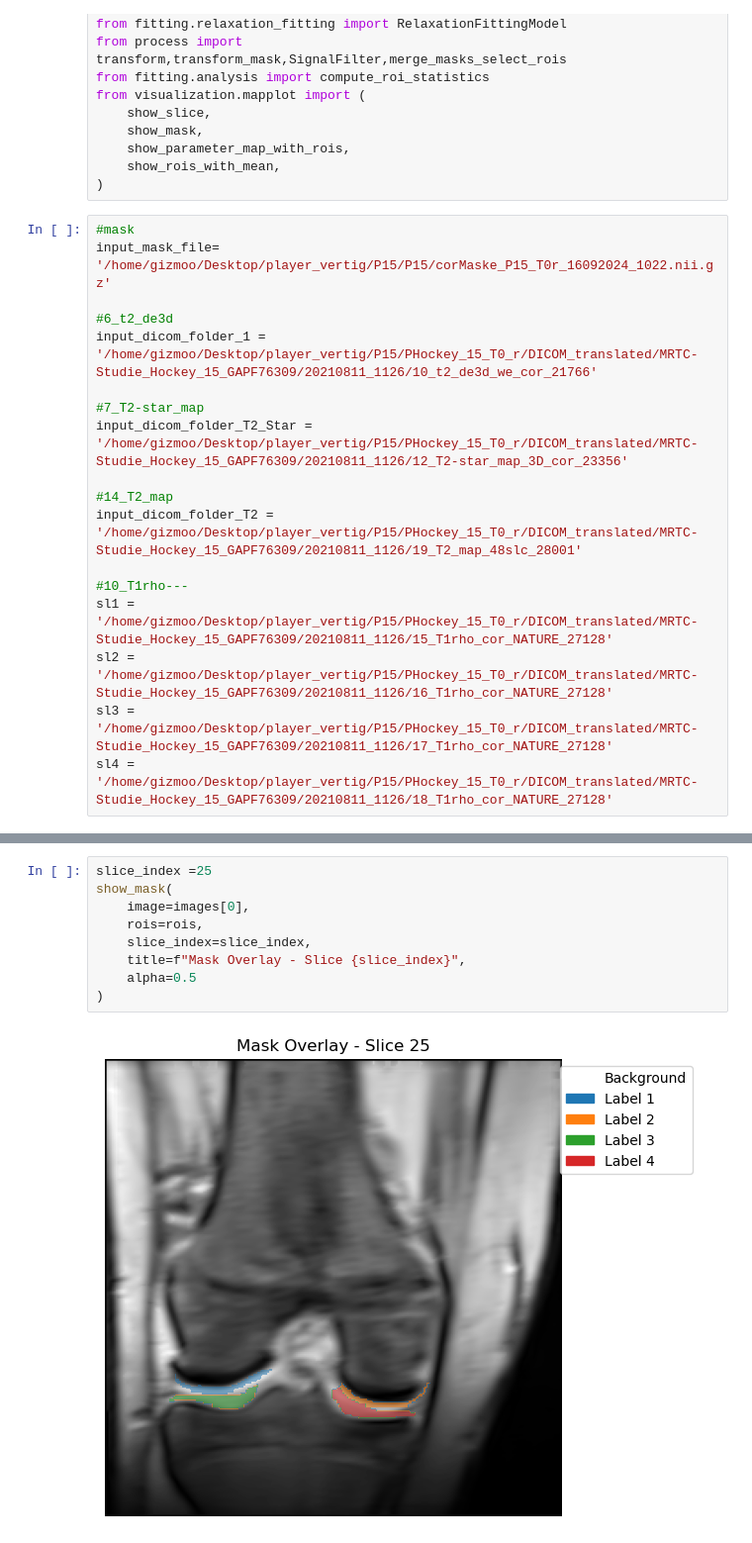
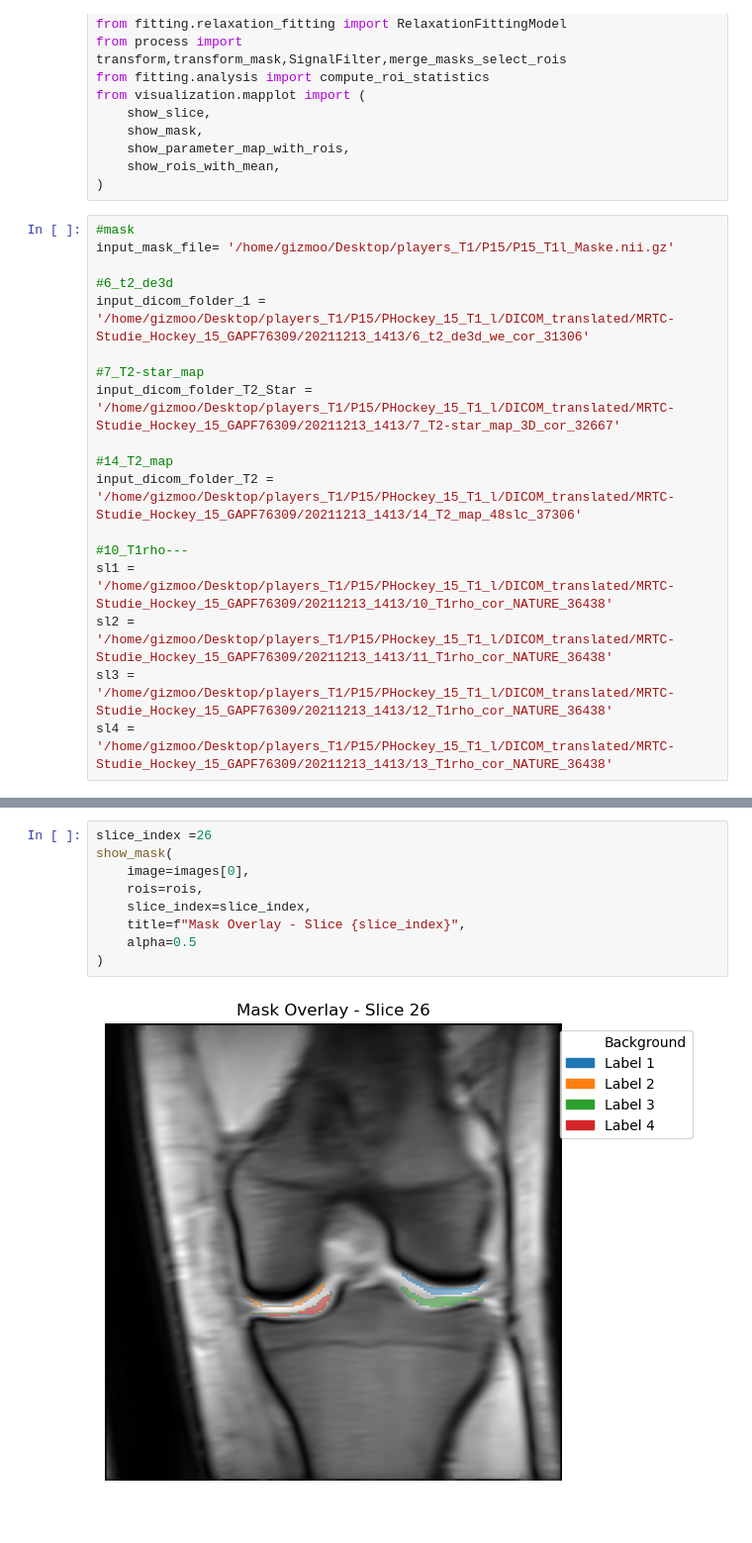
Before and after one commit to Mesonn/MRI_bib, a Jupyter notebook: Trans_Test.ipynb, the cells around one changed output, grey strips where cells are left out. Shown at 99% size. Saved outputs shown, nothing was run; the diff lists cells and outputs as text.

```diff
--- a/Trans_Test.ipynb
+++ b/Trans_Test.ipynb
@@ -16,22 +16,22 @@ from visualization.mapplot import (
 )
 # %%
 #mask
-input_mask_file= '/home/gizmoo/Desktop/player_vertig/P15/P15/corMaske_P15_T0r_16092024_1022.nii.gz'
+input_mask_file= '/home/gizmoo/Desktop/players_T1/P15/P15_T1l_Maske.nii.gz'
 
 #6_t2_de3d
-input_dicom_folder_1 = '/home/gizmoo/Desktop/player_vertig/P15/PHockey_15_T0_r/DICOM_translated/MRTC-Studie_Hockey_15_GAPF76309/20210811_1126/10_t2_de3d_we_cor_21766'
+input_dicom_folder_1 = '/home/gizmoo/Desktop/players_T1/P15/PHockey_15_T1_l/DICOM_translated/MRTC-Studie_Hockey_15_GAPF76309/20211213_1413/6_t2_de3d_we_cor_31306'
 
 #7_T2-star_map
-input_dicom_folder_T2_Star = '/home/gizmoo/Desktop/player_vertig/P15/PHockey_15_T0_r/DICOM_translated/MRTC-Studie_Hockey_15_GAPF76309/20210811_1126/12_T2-star_map_3D_cor_23356'
+input_dicom_folder_T2_Star = '/home/gizmoo/Desktop/players_T1/P15/PHockey_15_T1_l/DICOM_translated/MRTC-Studie_Hockey_15_GAPF76309/20211213_1413/7_T2-star_map_3D_cor_32667'
 
 #14_T2_map
-input_dicom_folder_T2 = '/home/gizmoo/Desktop/player_vertig/P15/PHockey_15_T0_r/DICOM_translated/MRTC-Studie_Hockey_15_GAPF76309/20210811_1126/19_T2_map_48slc_28001'
+input_dicom_folder_T2 = '/home/gizmoo/Desktop/players_T1/P15/PHockey_15_T1_l/DICOM_translated/MRTC-Studie_Hockey_15_GAPF76309/20211213_1413/14_T2_map_48slc_37306'
 
 #10_T1rho---
-sl1 = '/home/gizmoo/Desktop/player_vertig/P15/PHockey_15_T0_r/DICOM_translated/MRTC-Studie_Hockey_15_GAPF76309/20210811_1126/15_T1rho_cor_NATURE_27128'
-sl2 = '/home/gizmoo/Desktop/player_vertig/P15/PHockey_15_T0_r/DICOM_translated/MRTC-Studie_Hockey_15_GAPF76309/20210811_1126/16_T1rho_cor_NATURE_27128'
-sl3 = '/home/gizmoo/Desktop/player_vertig/P15/PHockey_15_T0_r/DICOM_translated/MRTC-Studie_Hockey_15_GAPF76309/20210811_1126/17_T1rho_cor_NATURE_27128'
-sl4 = '/home/gizmoo/Desktop/player_vertig/P15/PHockey_15_T0_r/DICOM_translated/MRTC-Studie_Hockey_15_GAPF76309/20210811_1126/18_T1rho_cor_NATURE_27128'
+sl1 = '/home/gizmoo/Desktop/players_T1/P15/PHockey_15_T1_l/DICOM_translated/MRTC-Studie_Hockey_15_GAPF76309/20211213_1413/10_T1rho_cor_NATURE_36438'
+sl2 = '/home/gizmoo/Desktop/players_T1/P15/PHockey_15_T1_l/DICOM_translated/MRTC-Studie_Hockey_15_GAPF76309/20211213_1413/11_T1rho_cor_NATURE_36438'
+sl3 = '/home/gizmoo/Desktop/players_T1/P15/PHockey_15_T1_l/DICOM_translated/MRTC-Studie_Hockey_15_GAPF76309/20211213_1413/12_T1rho_cor_NATURE_36438'
+sl4 = '/home/gizmoo/Desktop/players_T1/P15/PHockey_15_T1_l/DICOM_translated/MRTC-Studie_Hockey_15_GAPF76309/20211213_1413/13_T1rho_cor_NATURE_36438'
 # %%
 # Bestimmung T2*
 # Convert the paths to Path objects
@@ -231,11 +258,11 @@ Label 4 - Mean_T1-rho: 52.195 ms, Std_T1-rho : 6.500 ms
 # %%
-slice_index =25
+slice_index =26
 show_mask(
     image=images[0],
     rois=rois,
     slice_index=slice_index,
     title=f"Mask Overlay - Slice {slice_index}",
     alpha=0.5
 )
 # %% [output]
-[figure, old version]
+[figure, new version]
```
Also changed, not shown: parts of 3 cells of this notebook, 7 other files.
